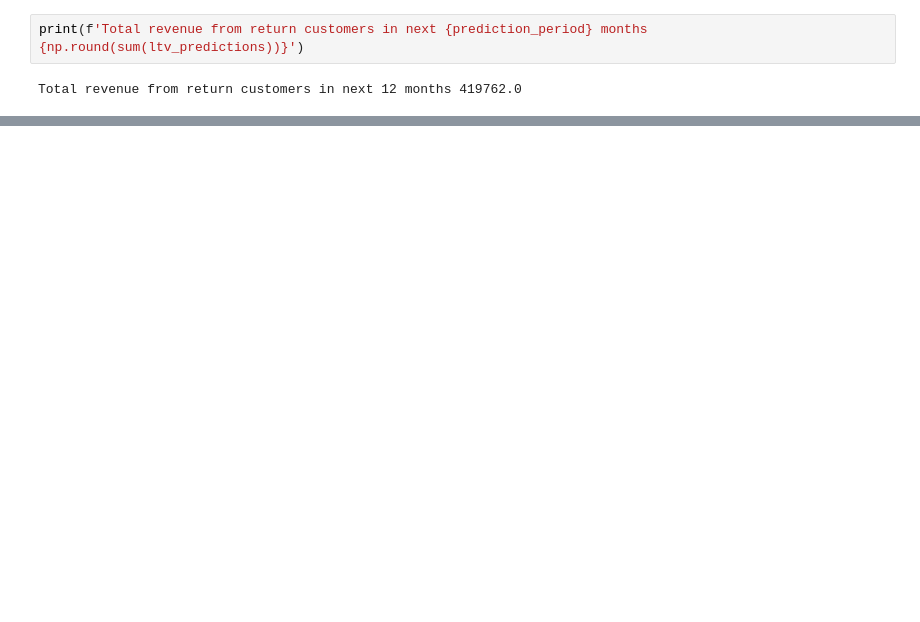
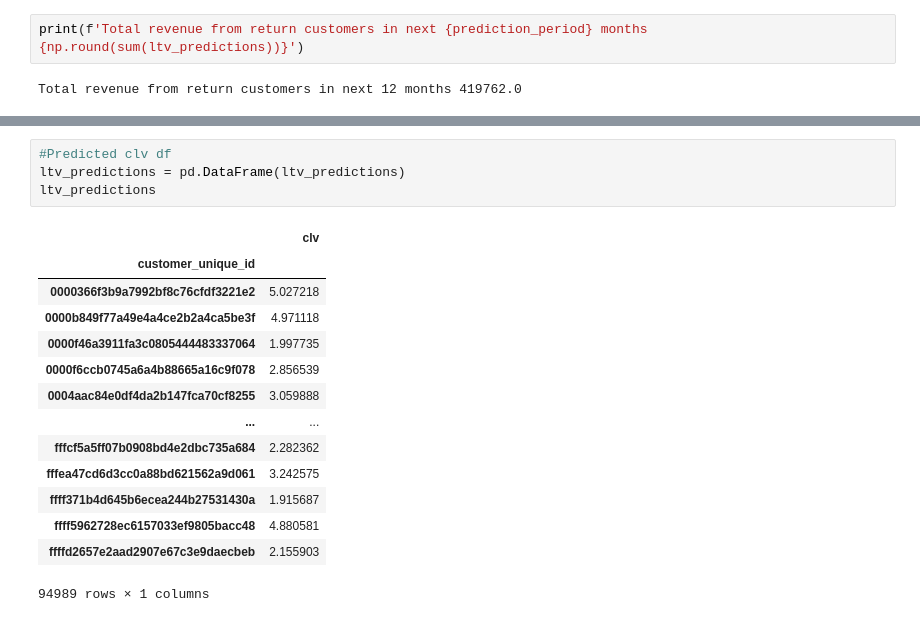
Before and after one commit to zander1268/custorama, a Jupyter notebook: modeling_pipeline.ipynb, the cells around one changed output, grey strips where cells are left out. Drawn from its saved outputs; the diff is of its cells as text; blank space fills up the shorter version.

```diff
--- a/modeling_pipeline.ipynb
+++ b/modeling_pipeline.ipynb
@@ -174,0 +219,19 @@ Total revenue from return customers in next 12 months 419762.0
+# %%
+#Predicted clv df
+ltv_predictions = pd.DataFrame(ltv_predictions)
+ltv_predictions
+# %% [output]
+|  | clv |
+| customer_unique_id |  |
+| 0000366f3b9a7992bf8c76cfdf3221e2 | 5.027218 |
+| 0000b849f77a49e4a4ce2b2a4ca5be3f | 4.971118 |
+| 0000f46a3911fa3c0805444483337064 | 1.997735 |
+| 0000f6ccb0745a6a4b88665a16c9f078 | 2.856539 |
+| 0004aac84e0df4da2b147fca70cf8255 | 3.059888 |
+| ... | ... |
+| fffcf5a5ff07b0908bd4e2dbc735a684 | 2.282362 |
+| fffea47cd6d3cc0a88bd621562a9d061 | 3.242575 |
+| ffff371b4d645b6ecea244b27531430a | 1.915687 |
+| ffff5962728ec6157033ef9805bacc48 | 4.880581 |
+| ffffd2657e2aad2907e67c3e9daecbeb | 2.155903 |
+94989 rows × 1 columns
```
Also changed, not shown: parts of 12 cells of this notebook, 1 other file.
